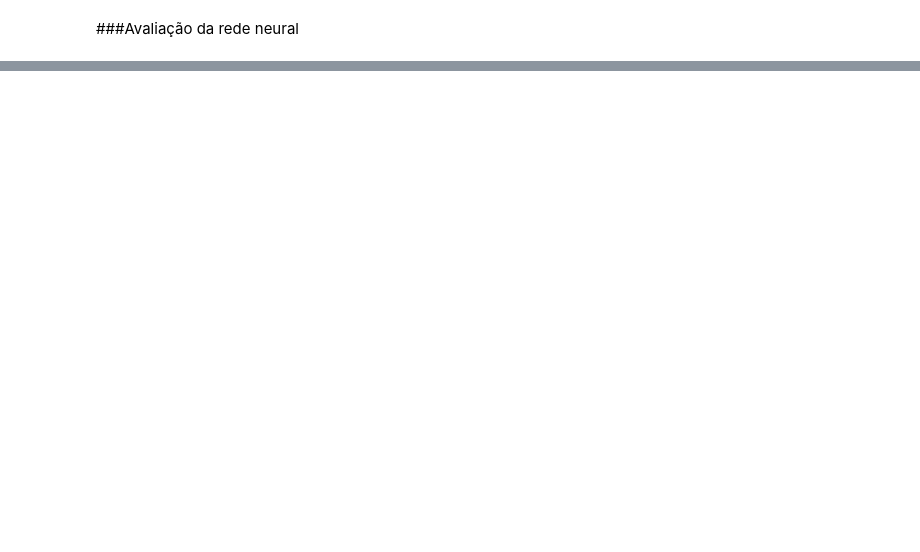
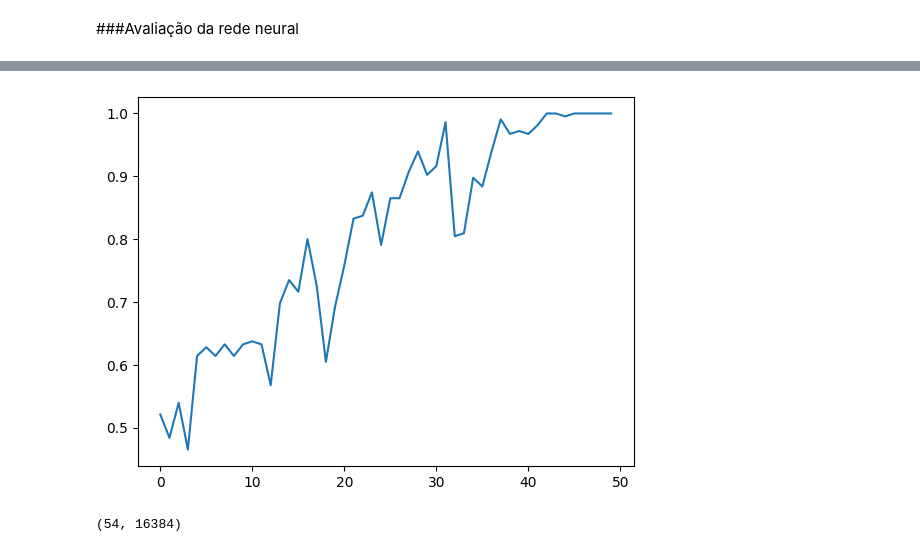
Before and after one commit to JonasCGN/project_neural_network, a Jupyter notebook: project_neural_network.ipynb, the cells around one changed output, grey strips where cells are left out. Saved outputs shown, nothing was run; the diff lists cells and outputs as text; code cells hidden in the pictures; blank space fills up the shorter version.

```diff
--- a/project_neural_network.ipynb
+++ b/project_neural_network.ipynb
@@ -81,0 +88,2 @@ x = scaler.fit_transform(x)
+# %%
+x_treinamento, x_teste, y_treinamento, y_teste = train_test_split(x, y, test_size = 0.2, random_state = 1)
@@ -83,0 +100,6 @@ x = scaler.fit_transform(x)
+# %%
+# 16384 -> 8193
+network1 = tf.keras.models.Sequential()
+network1.add(tf.keras.layers.Dense(input_shape = (16384,), units=8193, activation='relu'))
+network1.add(tf.keras.layers.Dense(units = 8193, activation='relu'))
+network1.add(tf.keras.layers.Dense(units = 1, activation='sigmoid'))
@@ -83,0 +122,4 @@ x = scaler.fit_transform(x)
+# %%
+network1.compile(optimizer='Adam', loss='binary_crossentropy', metrics=['accuracy'])
+# %%
+historico = network1.fit(x_treinamento, y_treinamento, epochs = 50)
@@ -85,0 +155,8 @@ x = scaler.fit_transform(x)
+# %%
+plt.plot(historico.history['accuracy']);
+# %% [output]
+[figure, added]
+# %%
+x_teste.shape
+# %% [output]
+(54, 16384)
```
Also changed, not shown: parts of 74 cells of this notebook.
